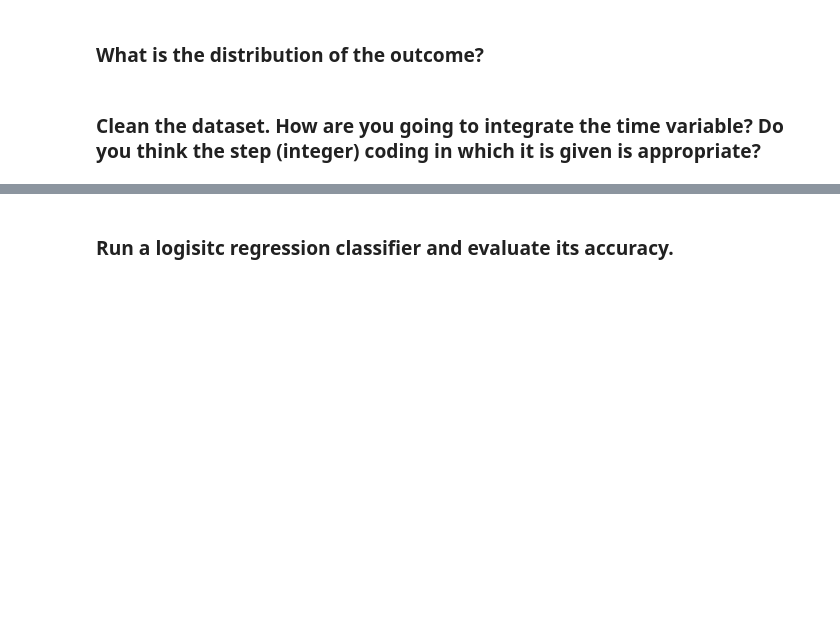
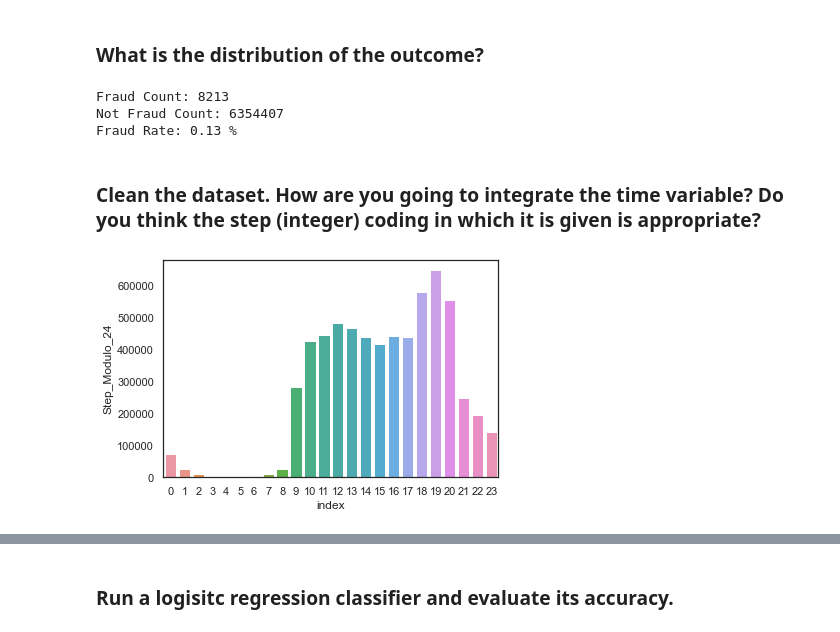
Before and after one commit to ta-data-lis/lab-imbalance, a Jupyter notebook: your-code/lab_imbalance.ipynb, the cells around one changed output, grey strips where cells are left out. Cells and saved outputs as stored; diff of their text form; code cells hidden in the pictures; blank space fills up the shorter version.

```diff
--- a/your-code/lab_imbalance.ipynb
+++ b/your-code/lab_imbalance.ipynb
@@ -18,2 +109,10 @@ Like we disussed in class, when we have noisy data, if we are not careful, we ca
+# %%
+print('Fraud Count:',len(Fraud[Fraud['isFraud'] == 1]))
+print('Not Fraud Count:',len(Fraud[Fraud['isFraud'] == 0]))
+print('Fraud Rate:',round(100*len(Fraud[Fraud['isFraud'] == 1])/len(Fraud),2),'%')
+# %% [output]
+Fraud Count: 8213
+Not Fraud Count: 6354407
+Fraud Rate: 0.13 %
 # %% [markdown]
 ### Clean the dataset. How are you going to integrate the time variable? Do you think the step (integer) coding in which it is given is appropriate?
@@ -21,0 +119,12 @@ Like we disussed in class, when we have noisy data, if we are not careful, we ca
+# %%
+### On the step, maybe the time of the day is important.
+### If 1 represents one given starting hour, we can do the modulo of 24 and get the hour of the day and do dummies.
+Fraud_clean = Fraud
+Fraud_clean['Step_Modulo_24'] = Fraud_clean['step'].mod(24)
+# %%
+sns.barplot(x = Fraud_clean['Step_Modulo_24'].value_counts().reset_index()["index"],y = Fraud_clean['Step_Modulo_24'].value_counts().reset_index()["Step_Modulo_24"])
+plt.show()
+### Yeah, that seems to make sense... It might even be that the step modulo matches with the real hour...
+### It does look like people are mostly asleep from 2am to 6am, that sounds OK to me.
+# %% [output]
+[figure, added]
```
Also changed, not shown: parts of 26 cells of this notebook, 1 other file.
